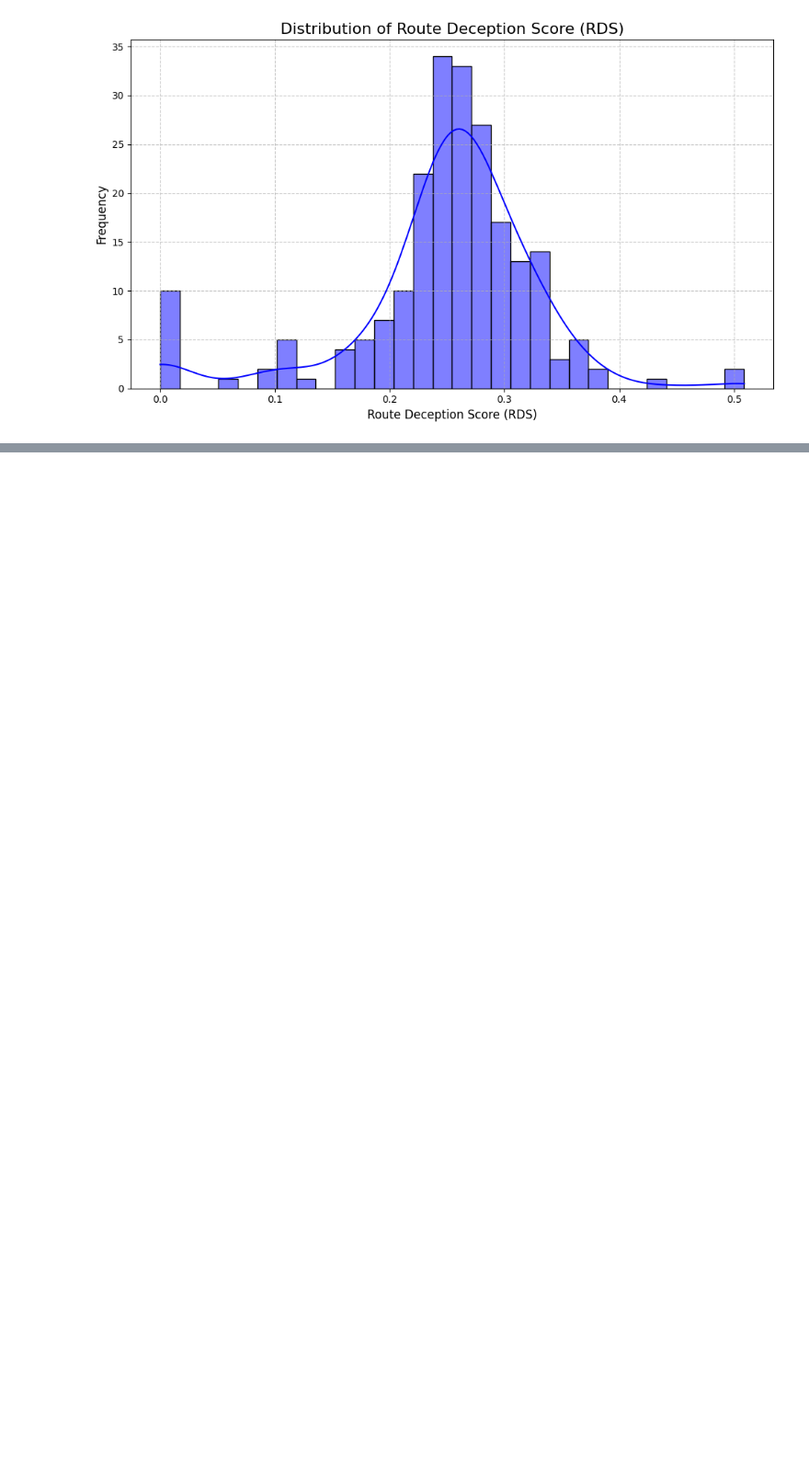
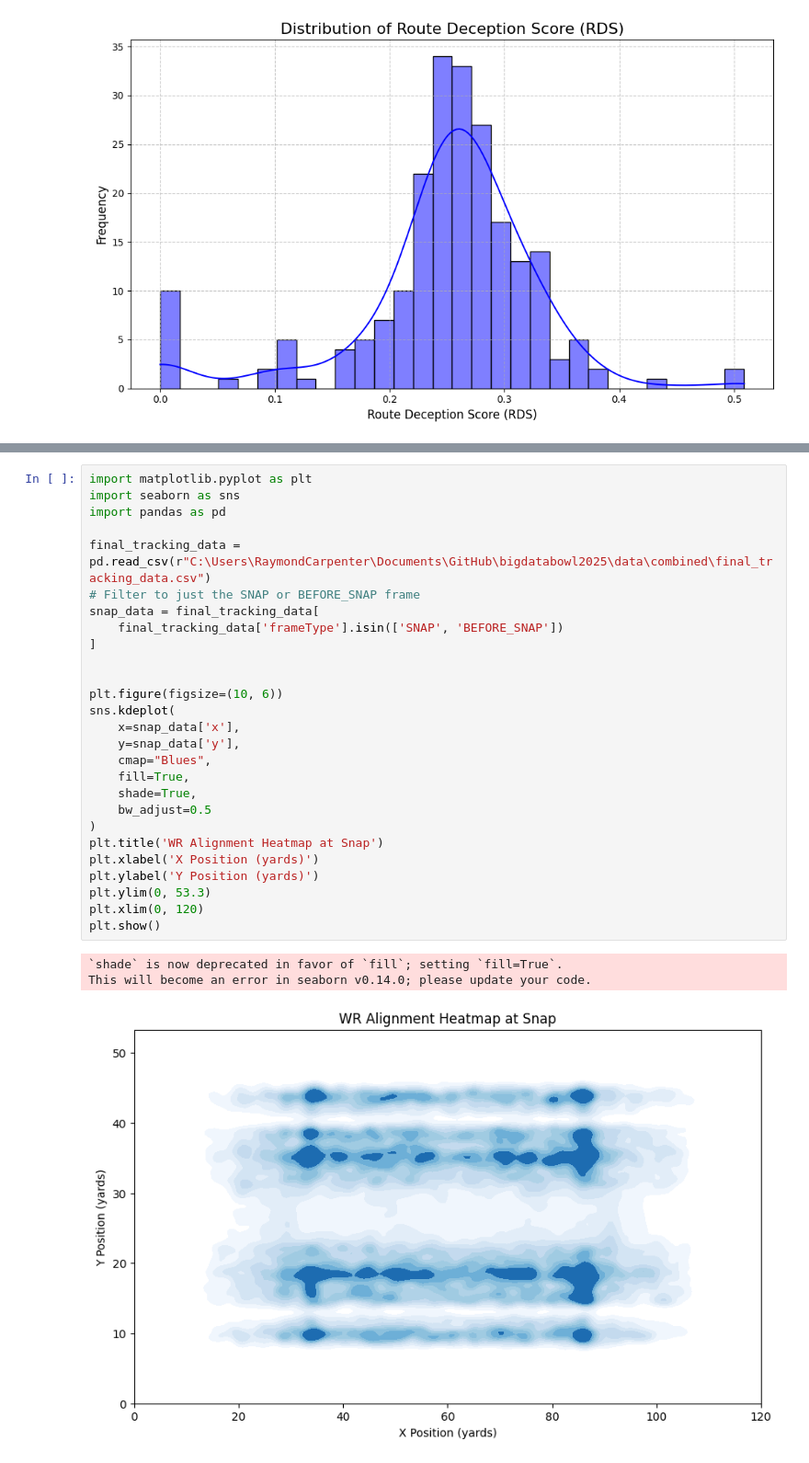
Before and after one commit to array-carpenter/route_deceptiveness_score, a Jupyter notebook: visualizations.ipynb, the cells around one changed output, grey strips where cells are left out. Shown at 92% size. Saved outputs shown, nothing was run; the diff lists cells and outputs as text; blank space fills up the shorter version.

```diff
--- a/visualizations.ipynb
+++ b/visualizations.ipynb
@@ -433,0 +482,31 @@ plt.show()
+# %%
+import matplotlib.pyplot as plt
+import seaborn as sns
+import pandas as pd
+
+final_tracking_data = pd.read_csv(r"C:\Users\RaymondCarpenter\Documents\GitHub\bigdatabowl2025\data\combined\final_tracking_data.csv")
+# Filter to just the SNAP or BEFORE_SNAP frame
+snap_data = final_tracking_data[
+    final_tracking_data['frameType'].isin(['SNAP', 'BEFORE_SNAP'])
+]
+
+
+plt.figure(figsize=(10, 6))
+sns.kdeplot(
+    x=snap_data['x'],
+    y=snap_data['y'],
+    cmap="Blues",
+    fill=True,
+    shade=True,
+    bw_adjust=0.5
+)
+plt.title('WR Alignment Heatmap at Snap')
+plt.xlabel('X Position (yards)')
+plt.ylabel('Y Position (yards)')
+plt.ylim(0, 53.3)
+plt.xlim(0, 120)
+plt.show()
+# %% [output]
+`shade` is now deprecated in favor of `fill`; setting `fill=True`.
+This will become an error in seaborn v0.14.0; please update your code.
+[figure, added]
```
Also changed, not shown: parts of 3 cells of this notebook.
